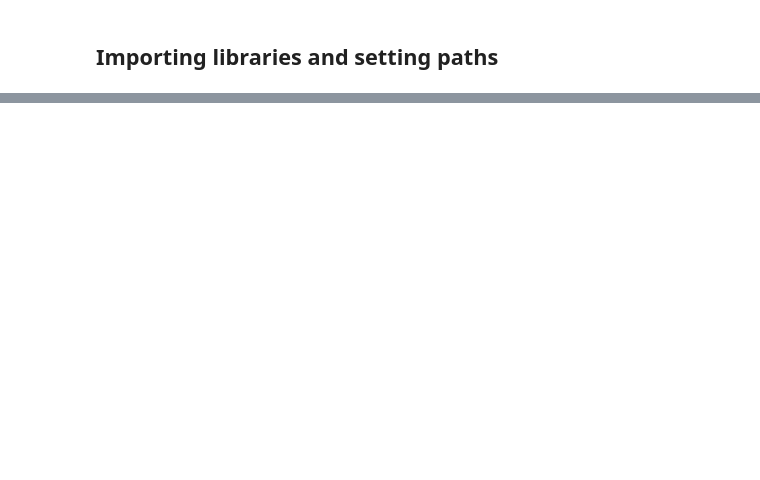
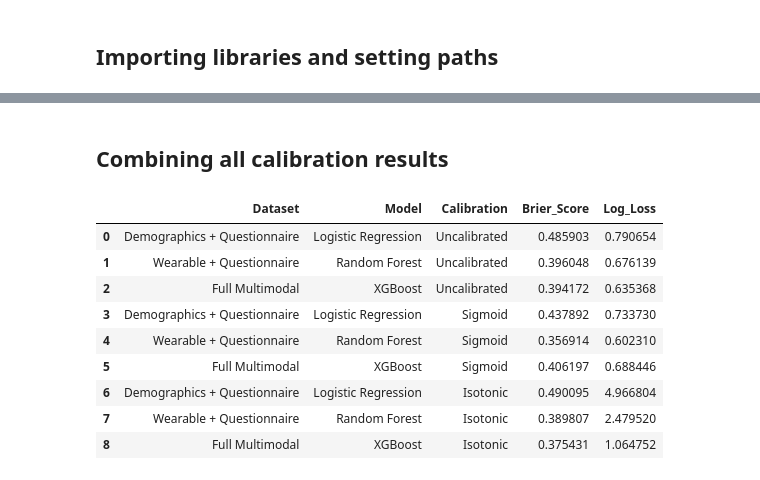
Before and after one commit to obramwell/AI-Assisted-Screening-of-Parkinson-s-Disease, a Jupyter notebook: notebooks/13_calibration_analysis.ipynb, the cells around one changed output, grey strips where cells are left out. Saved outputs shown, nothing was run; the diff lists cells and outputs as text; code cells hidden in the pictures; blank space fills up the shorter version.

Commit message:
Complete Week 6 calibration and reliability analysis

```diff
--- a/notebooks/13_calibration_analysis.ipynb
+++ b/notebooks/13_calibration_analysis.ipynb
@@ -586,0 +51,6 @@ multimodal_full_rf_calibration_class_2.png : True
+# %%
+for dataset_name, cfg in MODEL_CONFIG.items():
+    print("\n", dataset_name)
+    print("Model:", cfg["model_path"].exists(), cfg["model_path"])
+    print("Validation:", cfg["validation_path"].exists(), cfg["validation_path"])
+    print("Test:", cfg["test_path"].exists(), cfg["test_path"])
@@ -586,0 +72,12 @@ multimodal_full_rf_calibration_class_2.png : True
+# %%
+for dataset_name, cfg in MODEL_CONFIG.items():
+    val_df = pd.read_csv(cfg["validation_path"])
+    test_df = pd.read_csv(cfg["test_path"])
+
+    print(
+        dataset_name,
+        "| validation total_symptom_count:",
+        "total_symptom_count" in val_df.columns,
+        "| test:",
+        "total_symptom_count" in test_df.columns,
+    )
@@ -586,0 +171,16 @@ multimodal_full_rf_calibration_class_2.png : True
+# %%
+def multiclass_brier_score(y_true, y_prob, classes):
+    """
+    Calculate multiclass Brier score.
+    Lower values indicate better probability calibration.
+    """
+    y_true = np.asarray(y_true)
+
+    y_onehot = np.zeros_like(y_prob, dtype=float)
+
+    for i, cls in enumerate(classes):
+        y_onehot[:, i] = (y_true == cls).astype(float)
+
+    return np.mean(
+        np.sum((y_prob - y_onehot) ** 2, axis=1)
+    )
@@ -586,0 +363,24 @@ multimodal_full_rf_calibration_class_2.png : True
+# %% [markdown]
+## Combining all calibration results
+# %%
+calibration_results = pd.concat(
+    [
+        uncalibrated_df,
+        sigmoid_df,
+        isotonic_df
+    ],
+    ignore_index=True
+)
+
+calibration_results
+# %% [output]
+|  | Dataset | Model | Calibration | Brier_Score | Log_Loss |
+| 0 | Demographics + Questionnaire | Logistic Regression | Uncalibrated | 0.485903 | 0.790654 |
+| 1 | Wearable + Questionnaire | Random Forest | Uncalibrated | 0.396048 | 0.676139 |
+| 2 | Full Multimodal | XGBoost | Uncalibrated | 0.394172 | 0.635368 |
+| 3 | Demographics + Questionnaire | Logistic Regression | Sigmoid | 0.437892 | 0.733730 |
+| 4 | Wearable + Questionnaire | Random Forest | Sigmoid | 0.356914 | 0.602310 |
+| 5 | Full Multimodal | XGBoost | Sigmoid | 0.406197 | 0.688446 |
+| 6 | Demographics + Questionnaire | Logistic Regression | Isotonic | 0.490095 | 4.966804 |
+| 7 | Wearable + Questionnaire | Random Forest | Isotonic | 0.389807 | 2.479520 |
+| 8 | Full Multimodal | XGBoost | Isotonic | 0.375431 | 1.064752 |
```
Also changed, not shown: parts of 42 cells of this notebook, 5 other files.
